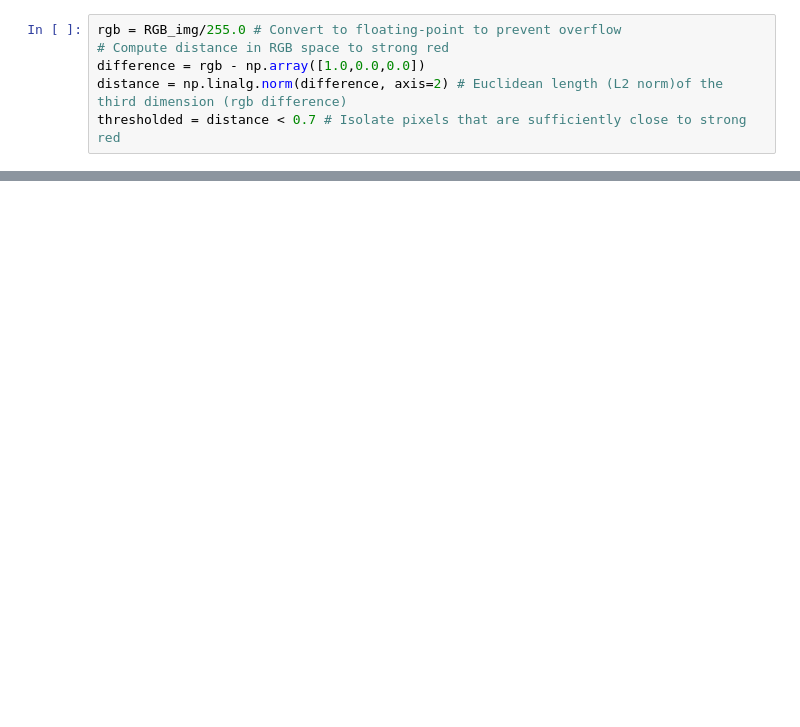
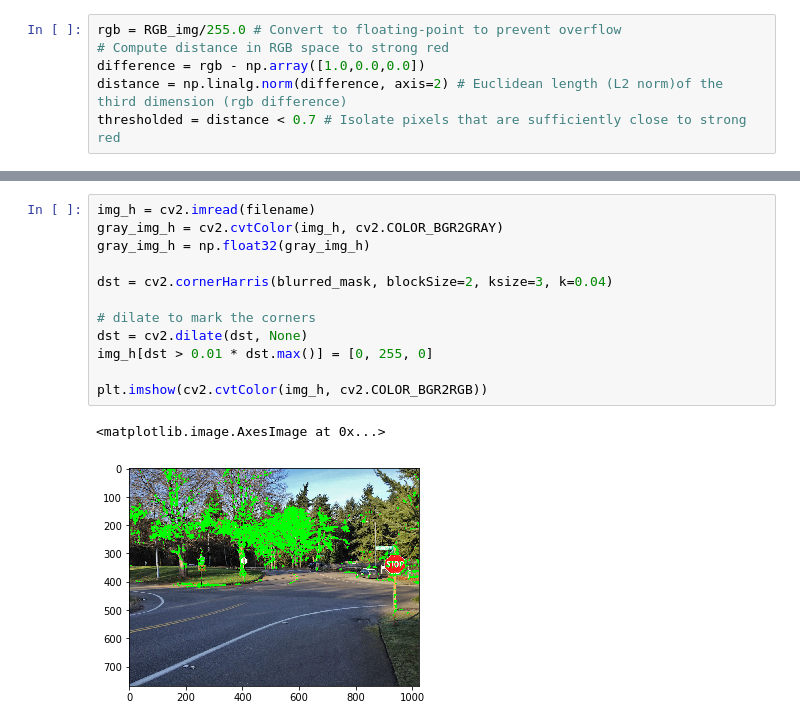
Before and after one commit to Olarm/EIT-HAM-gruppe4, a Jupyter notebook: robotic_vision/notebook.ipynb, the cells around one changed output, grey strips where cells are left out. Drawn from its saved outputs; the diff is of its cells as text; blank space fills up the shorter version.

```diff
--- a/robotic_vision/notebook.ipynb
+++ b/robotic_vision/notebook.ipynb
@@ -170,0 +146,15 @@ plt.imshow(img_contours)
+# %%
+img_h = cv2.imread(filename)
+gray_img_h = cv2.cvtColor(img_h, cv2.COLOR_BGR2GRAY)
+gray_img_h = np.float32(gray_img_h)
+
+dst = cv2.cornerHarris(blurred_mask, blockSize=2, ksize=3, k=0.04)
+
+# dilate to mark the corners
+dst = cv2.dilate(dst, None)
+img_h[dst > 0.01 * dst.max()] = [0, 255, 0]
+
+plt.imshow(cv2.cvtColor(img_h, cv2.COLOR_BGR2RGB))
+# %% [output]
+<matplotlib.image.AxesImage at 0x...>
+[figure, added]
```
Also changed, not shown: parts of 18 cells of this notebook, 8 other files.
